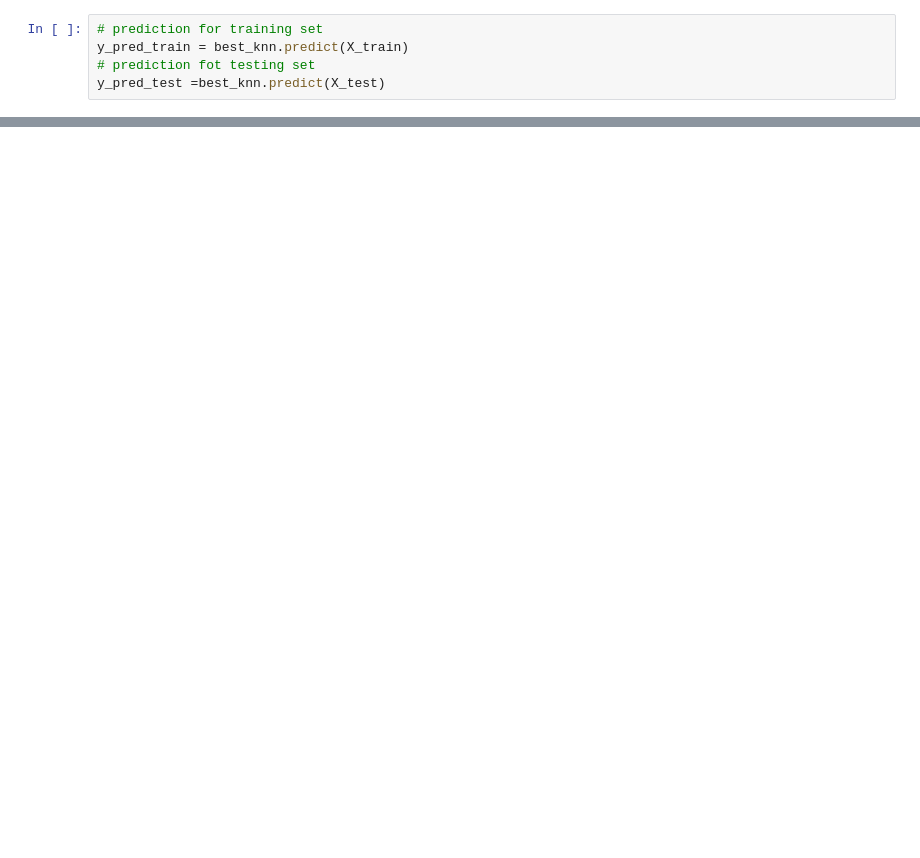
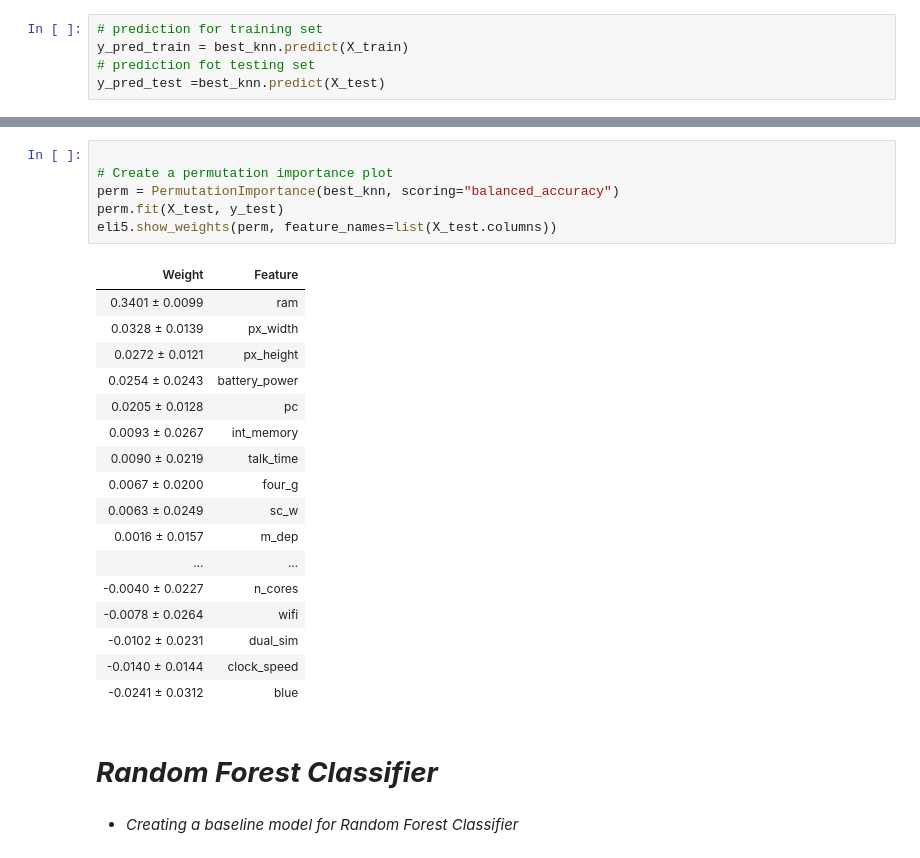
Before and after one commit to RadhikaRM/Mobilepricerangeprediction, a Jupyter notebook: Pricerangeprediction.ipynb, the cells around one changed output, grey strips where cells are left out. Drawn from its saved outputs; the diff is of its cells as text; blank space fills up the shorter version.

```diff
--- a/Pricerangeprediction.ipynb
+++ b/Pricerangeprediction.ipynb
@@ -401,0 +529,28 @@ classification_performance(y_train,y_pred_train)
+# %%
+
+# Create a permutation importance plot
+perm = PermutationImportance(best_knn, scoring="balanced_accuracy")
+perm.fit(X_test, y_test)
+eli5.show_weights(perm, feature_names=list(X_test.columns))
+# %% [output]
+| Weight | Feature |
+| 0.3401 ± 0.0099 | ram |
+| 0.0328 ± 0.0139 | px_width |
+| 0.0272 ± 0.0121 | px_height |
+| 0.0254 ± 0.0243 | battery_power |
+| 0.0205 ± 0.0128 | pc |
+| 0.0093 ± 0.0267 | int_memory |
+| 0.0090 ± 0.0219 | talk_time |
+| 0.0067 ± 0.0200 | four_g |
+| 0.0063 ± 0.0249 | sc_w |
+| 0.0016 ± 0.0157 | m_dep |
+| ... | ... |
+| -0.0040 ± 0.0227 | n_cores |
+| -0.0078 ± 0.0264 | wifi |
+| -0.0102 ± 0.0231 | dual_sim |
+| -0.0140 ± 0.0144 | clock_speed |
+| -0.0241 ± 0.0312 | blue |
+# %% [markdown]
+# ***Random Forest Classifier***
+# %% [markdown]
+* *Creating a baseline model for Random Forest Classifier*
```
Also changed, not shown: parts of 25 cells of this notebook.
